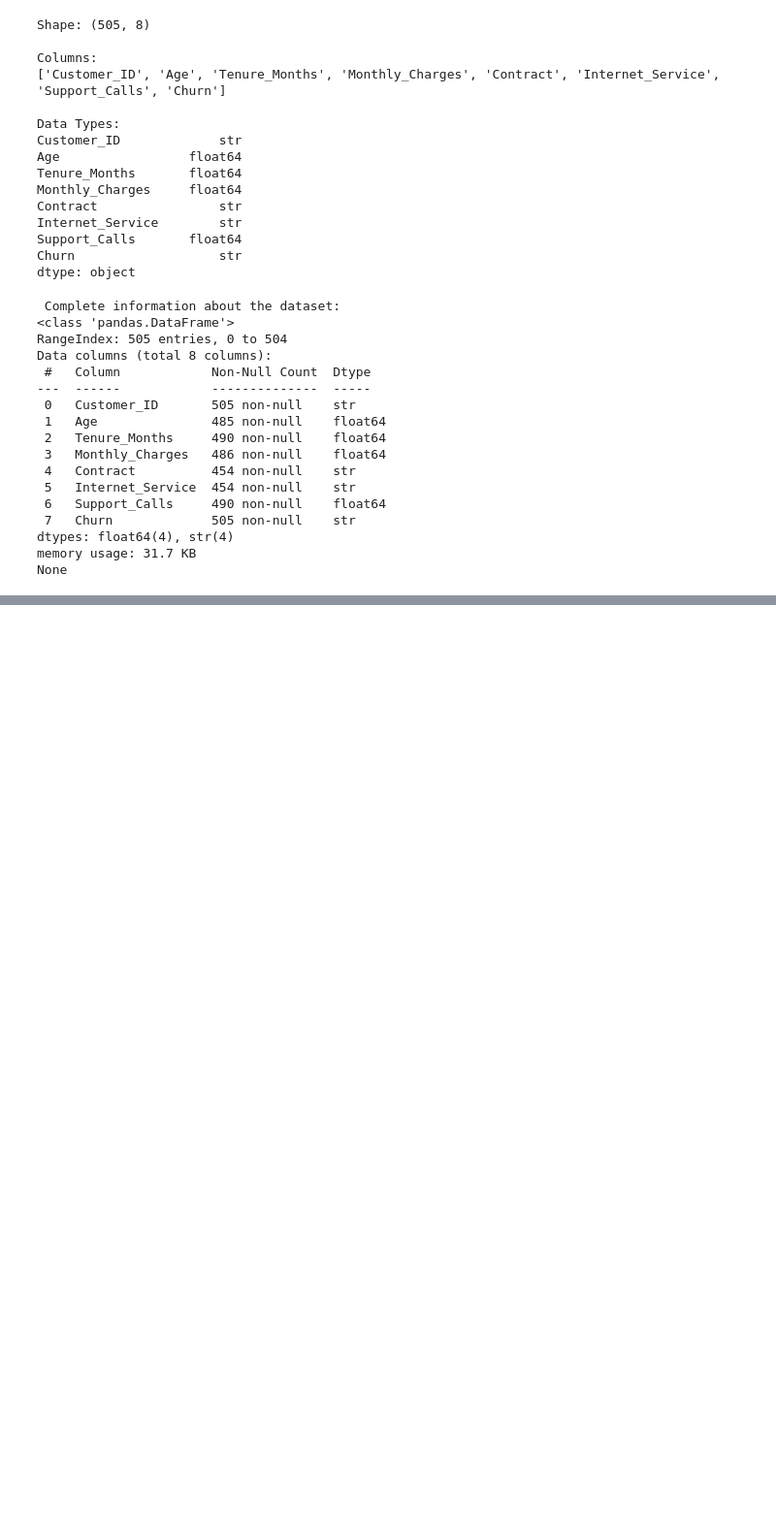
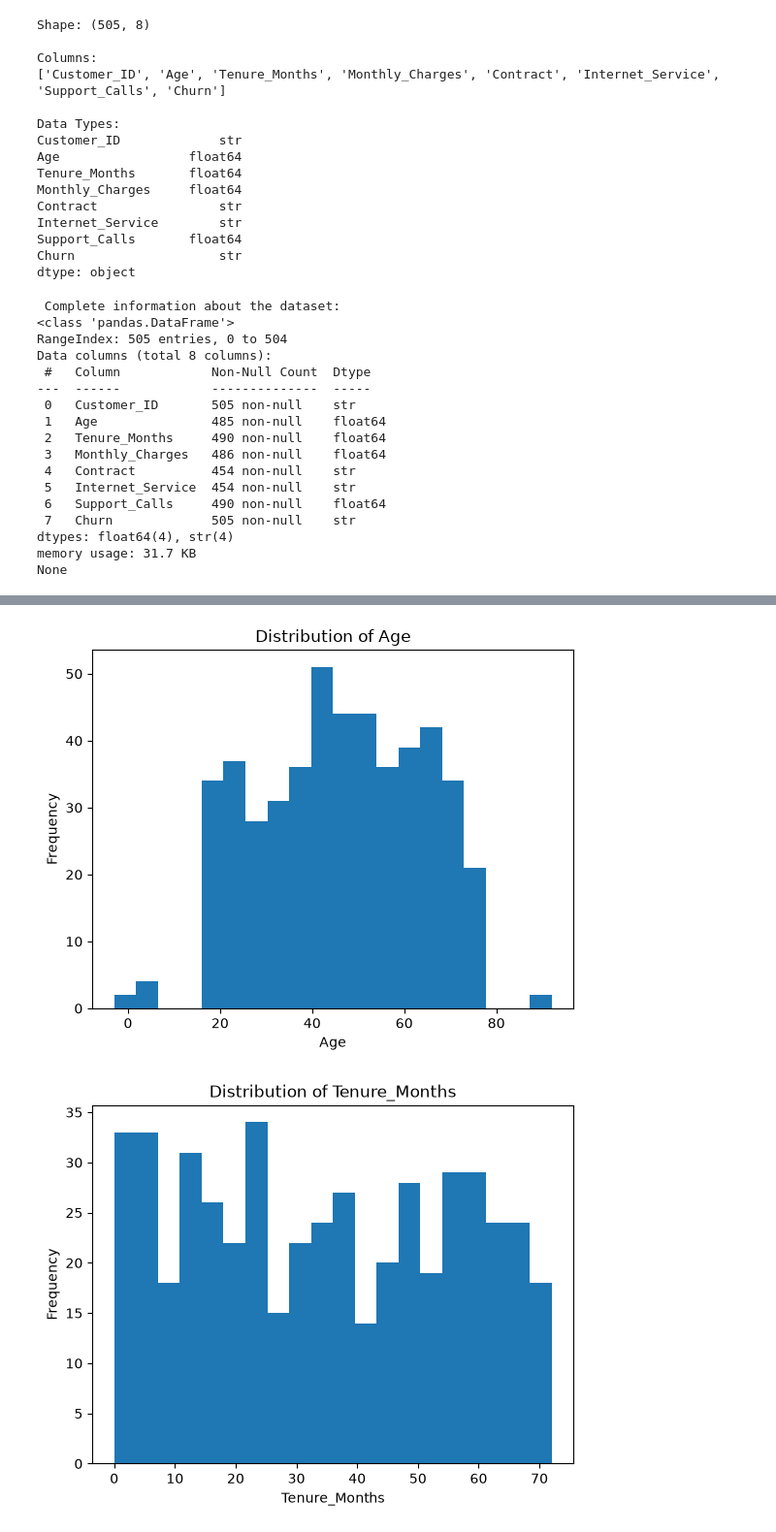
Before and after one commit to umarabrar-git/customer-churn-project, a Jupyter notebook: customer_churn_P1.ipynb, the cells around one changed output, grey strips where cells are left out. Shown at 97% size. Saved outputs shown, nothing was run; the diff lists cells and outputs as text; code cells hidden in the pictures; blank space fills up the shorter version.

```diff
--- a/customer_churn_P1.ipynb
+++ b/customer_churn_P1.ipynb
@@ -374,0 +456,5 @@ None
+# %%
+#To check the all categorical column in the dataset we apply the
+for col in df.select_dtypes(include=["str", "object"]).columns:
+    print("\n", col)
+    print(df[col].value_counts(dropna=False))
@@ -374,0 +491,10 @@ None
+# %%
+#Checking the range of values in the numerical columns to identify any potential outliers or anomalies
+numeric_cols = df.select_dtypes(include="number").columns
+
+for col in numeric_cols:
+    print(
+        col,
+        "Min =", df[col].min(),
+        "Max =", df[col].max()
+    )
@@ -374,0 +506,4 @@ None
+# %%
+#univariate analysis of the numerical columns to understand their distribution and identify any potential outliers or anomalies
+numeric_cols = df.select_dtypes(include="number").columns
+df[numeric_cols].describe()
@@ -374,0 +568,4 @@ None
+# %%
+for col in numeric_cols:
+    print(f"\n--- {col} ---")
+    print(df[col].describe())
@@ -374,0 +590,10 @@ None
+# %%
+for col in numeric_cols:
+    df[col].plot(kind="hist", bins=20)
+    plt.xlabel(col)
+    plt.ylabel("Frequency")
+    plt.title(f"Distribution of {col}")
+    plt.show()
+# %% [output]
+[figure, added]
+[figure, added]
```
Also changed, not shown: parts of 52 cells of this notebook.
